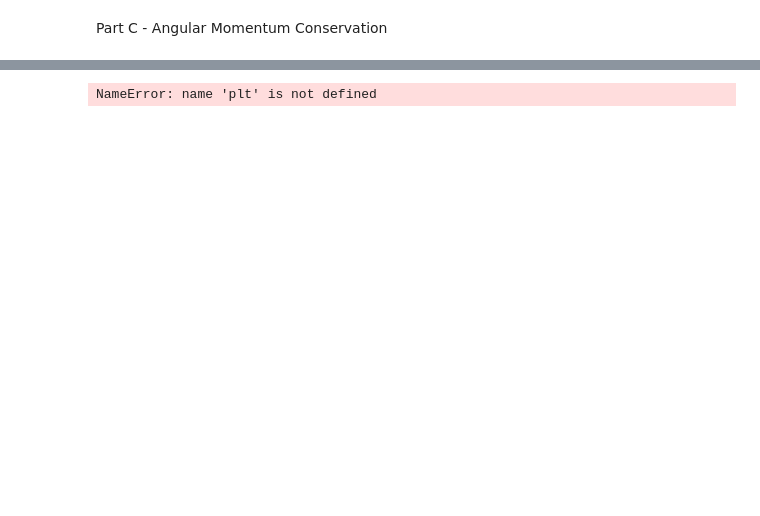
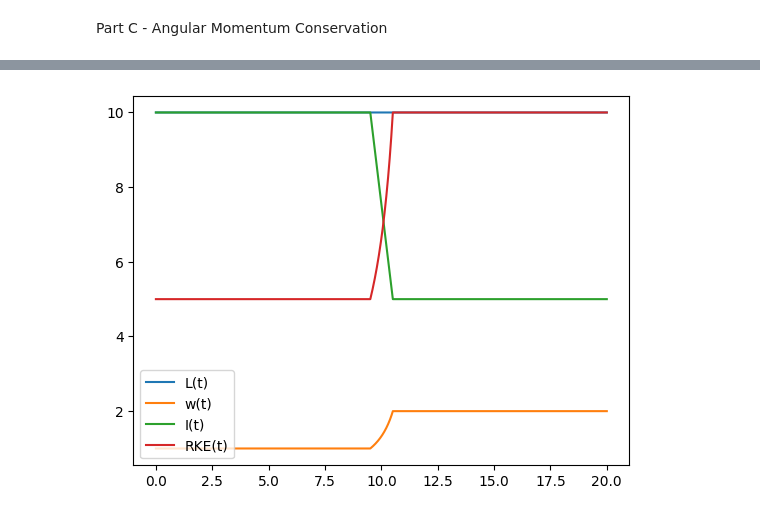
Before and after one commit to Grey-son/phys311, a Jupyter notebook: labs/lab06/lab06_rotations.ipynb, the cells around one changed output, grey strips where cells are left out. Drawn from its saved outputs; the diff is of its cells as text; code cells hidden in the pictures; blank space fills up the shorter version.

```diff
--- a/labs/lab06/lab06_rotations.ipynb
+++ b/labs/lab06/lab06_rotations.ipynb
@@ -126,42 +151,49 @@ Part C - Angular Momentum Conservation
 # %%
 L = 10
-I = 10
+I_0 = 10
+I = I_0
 w = L/I
 t = 0
 dt = 0.01
 t_stop = 20
 t_transient = 1
 L_list = [L]
 I_list = [I]
 w_list = [w]
 t_list = [0]
+RKE = 0.5*I*w**2
+RKE_list = [RKE]
 
 while t < t_stop/2 - t_transient/2:
     t += dt
     t_list.append(t)
     L_list.append(L)
     I_list.append(I)
     w_list.append(w)
+    RKE_list.append(RKE)
 while t >= t_stop/2 - t_transient/2 and t <= t_stop/2 + t_transient/2:
     t += dt
     t_list.append(t)
-    I += -(I/2)*(dt/t_transient)
-    w = L/w
+    I += -(I_0/2)*(dt/t_transient)
+    w = L/I
+    RKE = 0.5*I*w**2
     L_list.append(L)
     I_list.append(I)
     w_list.append(w)
+    RKE_list.append(RKE)
 while t < t_stop:
     t += dt
     t_list.append(t)
     L_list.append(L)
     I_list.append(I)
     w_list.append(w)
+    RKE_list.append(RKE)
 
 plt.plot(t_list,L_list,label='L(t)')
+plt.plot(t_list,w_list,label='w(t)')
+plt.plot(t_list,I_list,label='I(t)')
+plt.plot(t_list, RKE_list,label='RKE(t)')
+plt.legend()
 plt.show()
-plt.plot(t_list,w_list,label='w(t)')
-plt.show()
-plt.plot(t_list,I_list,label='I(t)')
-plt.show()
 # %% [output]
-NameError: name 'plt' is not defined
+[figure, added]
```
Also changed, not shown: parts of 6 cells of this notebook, 3 other files.
